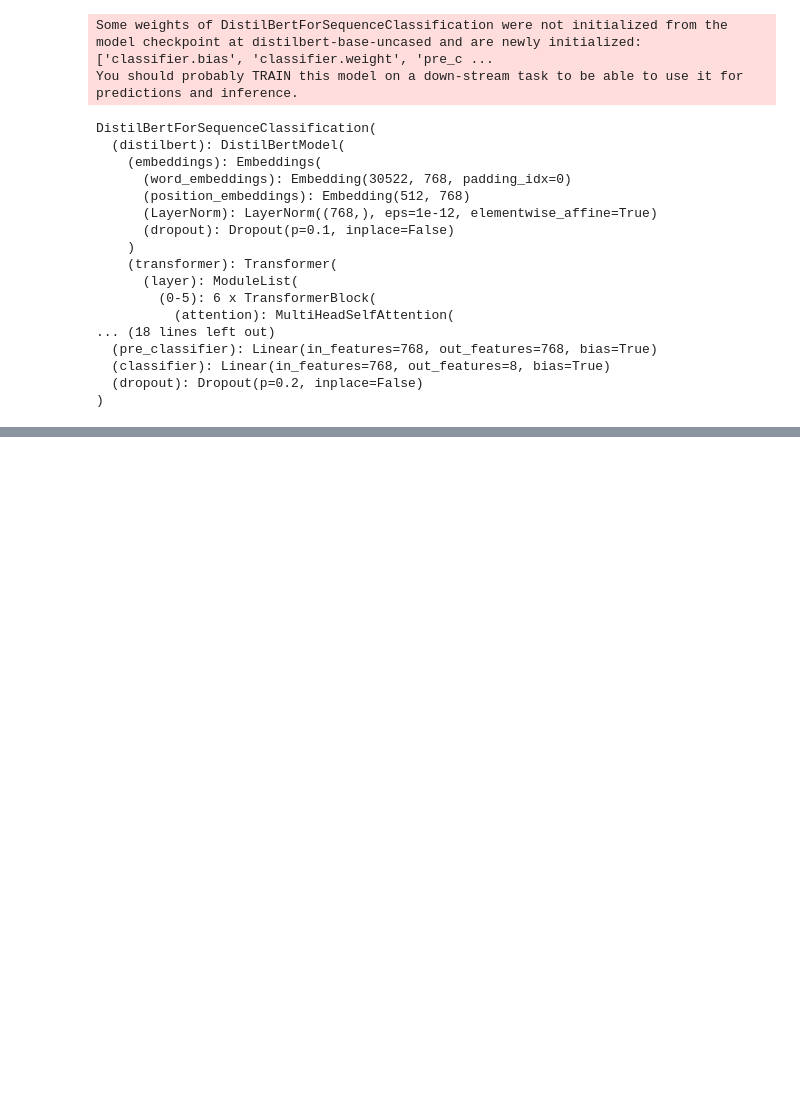
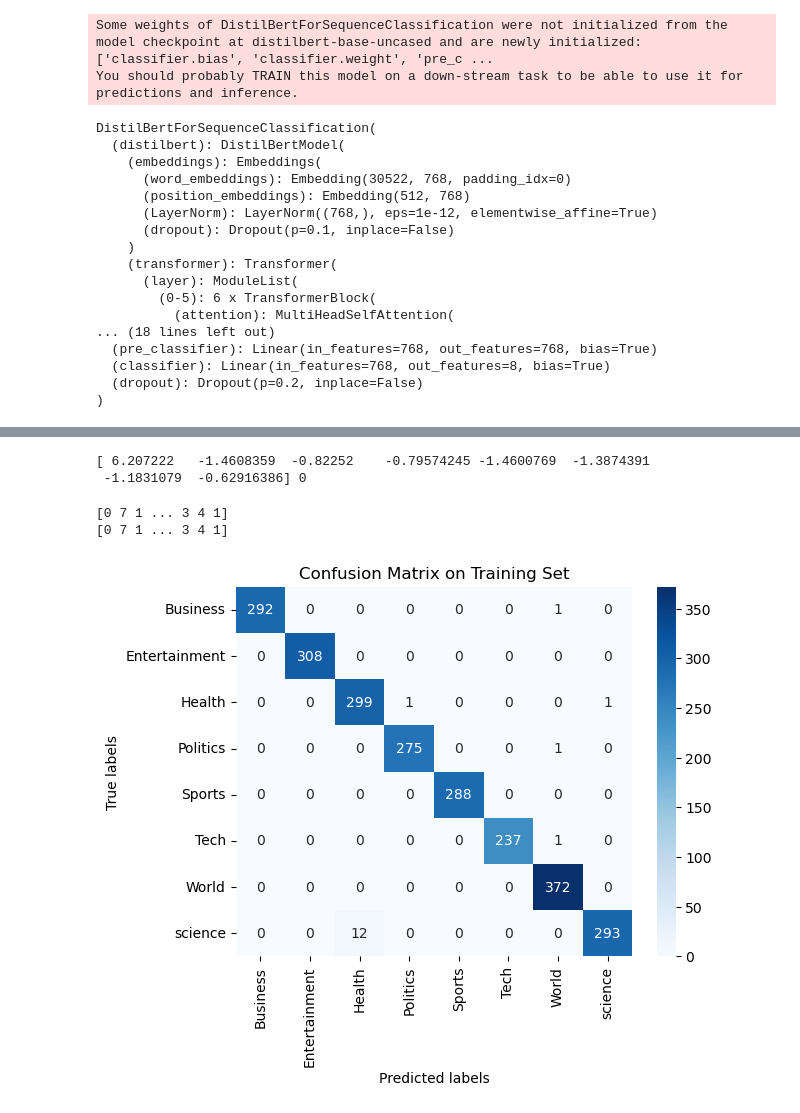
Before and after one commit to MarcoMosconi/News-Article-Categorization, a Jupyter notebook: News_Article_Categorization.ipynb, the cells around one changed output, grey strips where cells are left out. Drawn from its saved outputs; the diff is of its cells as text; code cells hidden in the pictures; blank space fills up the shorter version.

```diff
--- a/News_Article_Categorization.ipynb
+++ b/News_Article_Categorization.ipynb
@@ -286,0 +248,4 @@ Attention mask: tensor([[1, 1, 1,  ..., 0, 0, 0],
+# %%
+predictions_train = trainer.predict(data_encoded['train'])
+print(predictions_train)
+print(predictions_train.metrics)
@@ -286,0 +267,23 @@ Attention mask: tensor([[1, 1, 1,  ..., 0, 0, 0],
+# %%
+print(predictions_train[0][0], predictions_train[1][0])
+# %% [output]
+[ 6.207222   -1.4608359  -0.82252    -0.79574245 -1.4600769  -1.3874391
+ -1.1831079  -0.62916386] 0
+# %%
+pred_train_class = predictions_train.predictions.argmax(axis=1)
+print(pred_train_class)
+label_train=predictions_train.label_ids
+print(label_train)
+# %% [output]
+[0 7 1 ... 3 4 1]
+[0 7 1 ... 3 4 1]
+# %%
+cm1 = confusion_matrix(label_train, pred_train_class)
+labels = [id2label[i] for i in range(len(id2label))]
+sns.heatmap(cm1, annot=True, fmt='d', cmap='Blues', xticklabels=labels, yticklabels=labels)
+plt.xlabel('Predicted labels')
+plt.ylabel('True labels')
+plt.title('Confusion Matrix on Training Set')
+plt.show()
+# %% [output]
+[figure, added]
```
Also changed, not shown: parts of 28 cells of this notebook.
